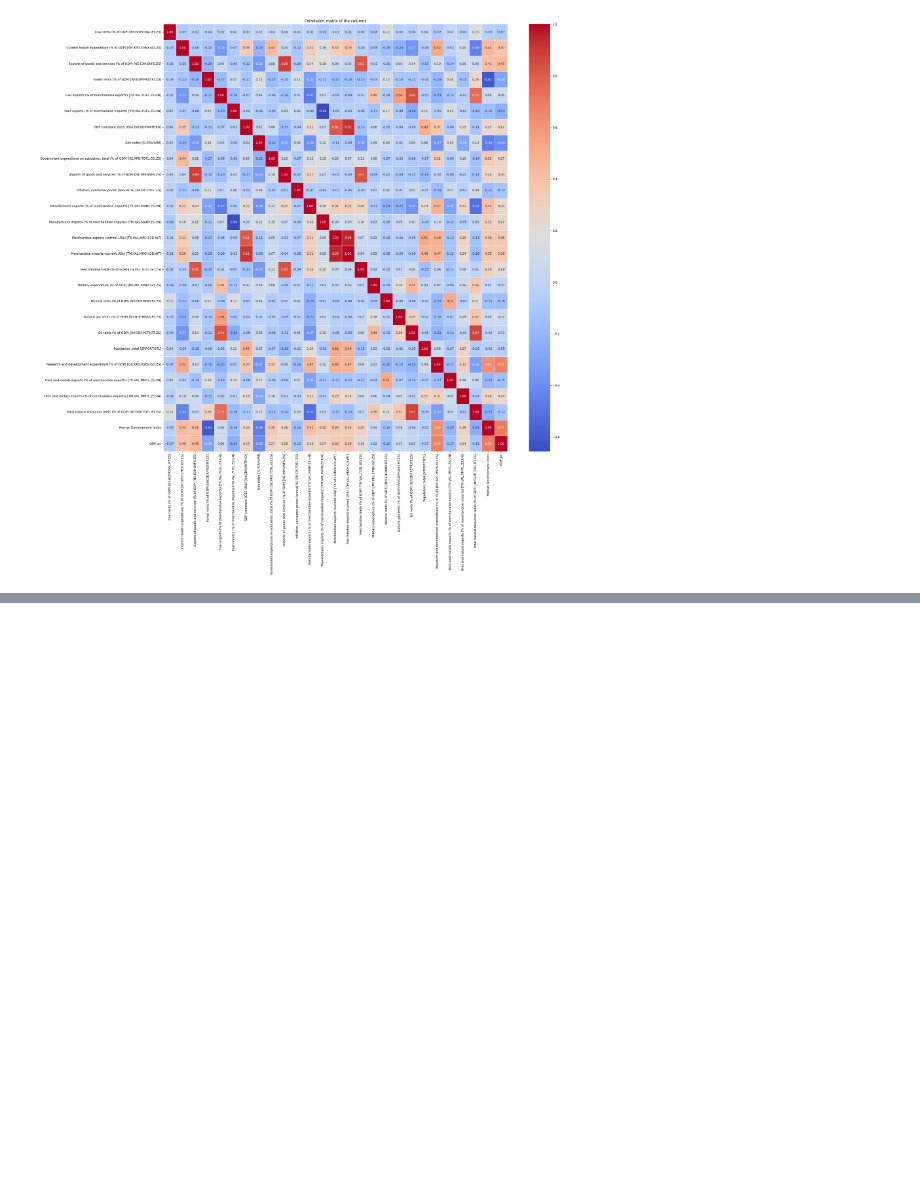
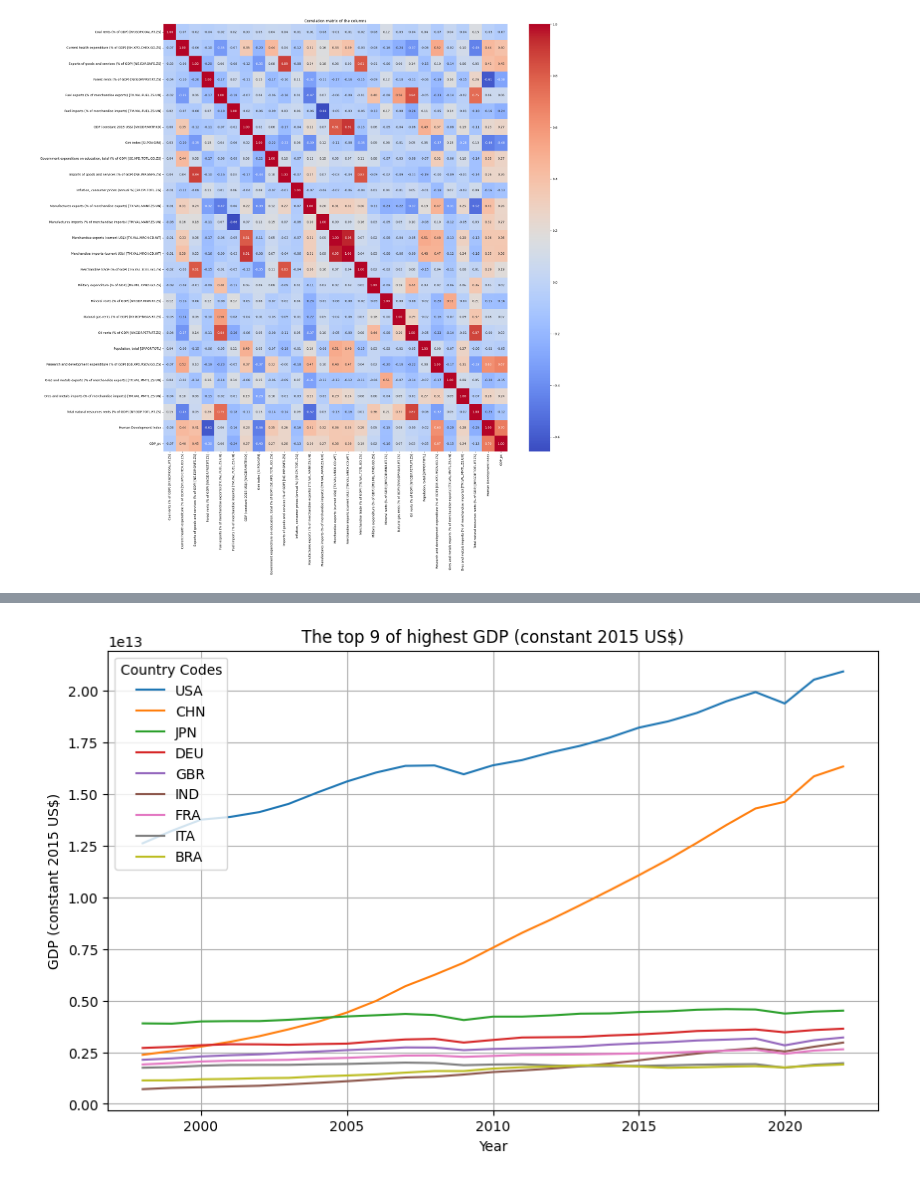
Before and after one commit to LosaLosSantos/Project_ER, a Jupyter notebook: Clean and Exploration.ipynb, the cells around one changed output, grey strips where cells are left out. Cells and saved outputs as stored; diff of their text form; code cells hidden in the pictures; blank space fills up the shorter version.

```diff
--- a/Clean and Exploration.ipynb
+++ b/Clean and Exploration.ipynb
@@ -689,2 +690,20 @@ GDP_cons_df
+# %%
+# Create line graph for GDP over time for the top 9 countries with highest military expenditure (% of GDP) in 2022 among the biggest
+#country considering the gdp in 2022
+plt.figure(figsize=(10, 6))
+
+for country_code in top_gdp9_countries.index.get_level_values("Code").unique():
+    country_data = GDP_cons_df.loc[country_code, "GDP (constant 2015 US$) [NY.GDP.MKTP.KD]"]
+    years = country_data.index.get_level_values("Year")
+    plt.plot(years, country_data, label=country_code)
+
+plt.xlabel("Year")
+plt.ylabel("GDP (constant 2015 US$)")
+plt.title("The top 9 of highest GDP (constant 2015 US$)")
+plt.legend(title='Country Codes', loc='upper left')
+plt.grid()
+plt.show()
+# %% [output]
+[figure, added]
 # %%
 GDP_cons_df_2022 = GDP_cons_df.loc[GDP_cons_df.index.get_level_values("Year") == 2022]
```
Also changed, not shown: parts of 21 cells of this notebook, 1 other file.
